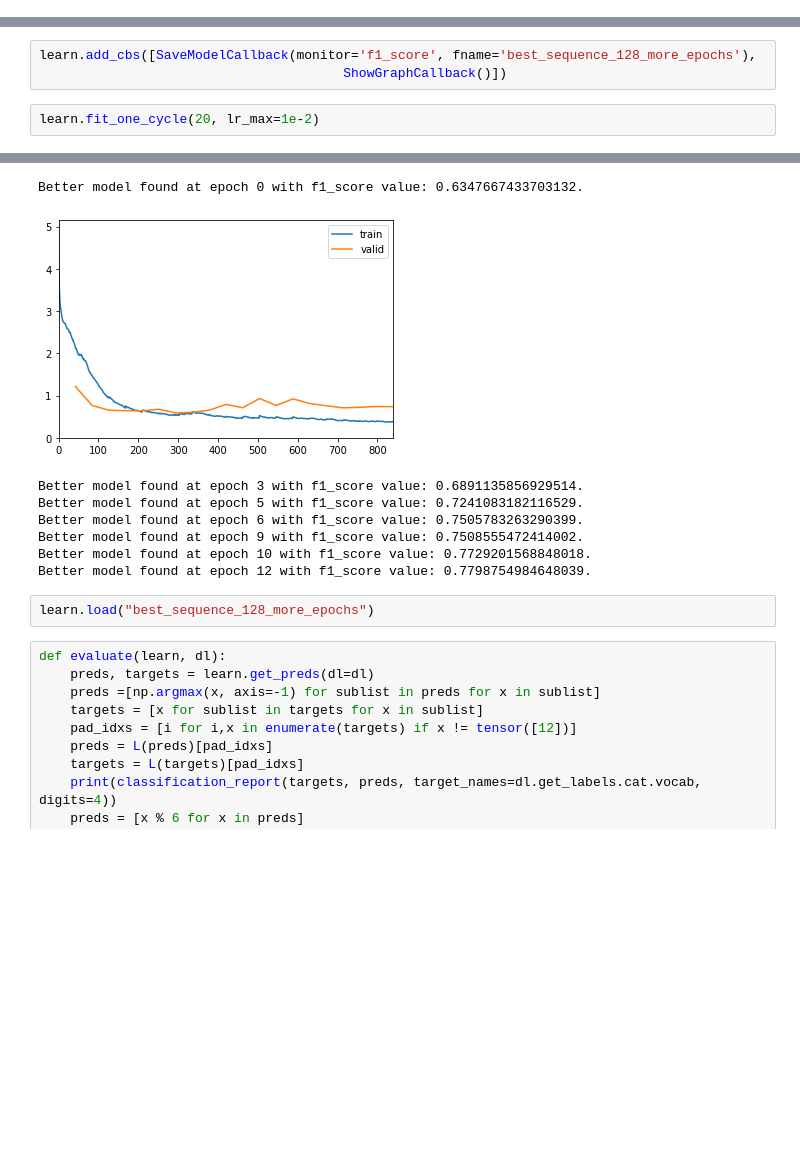
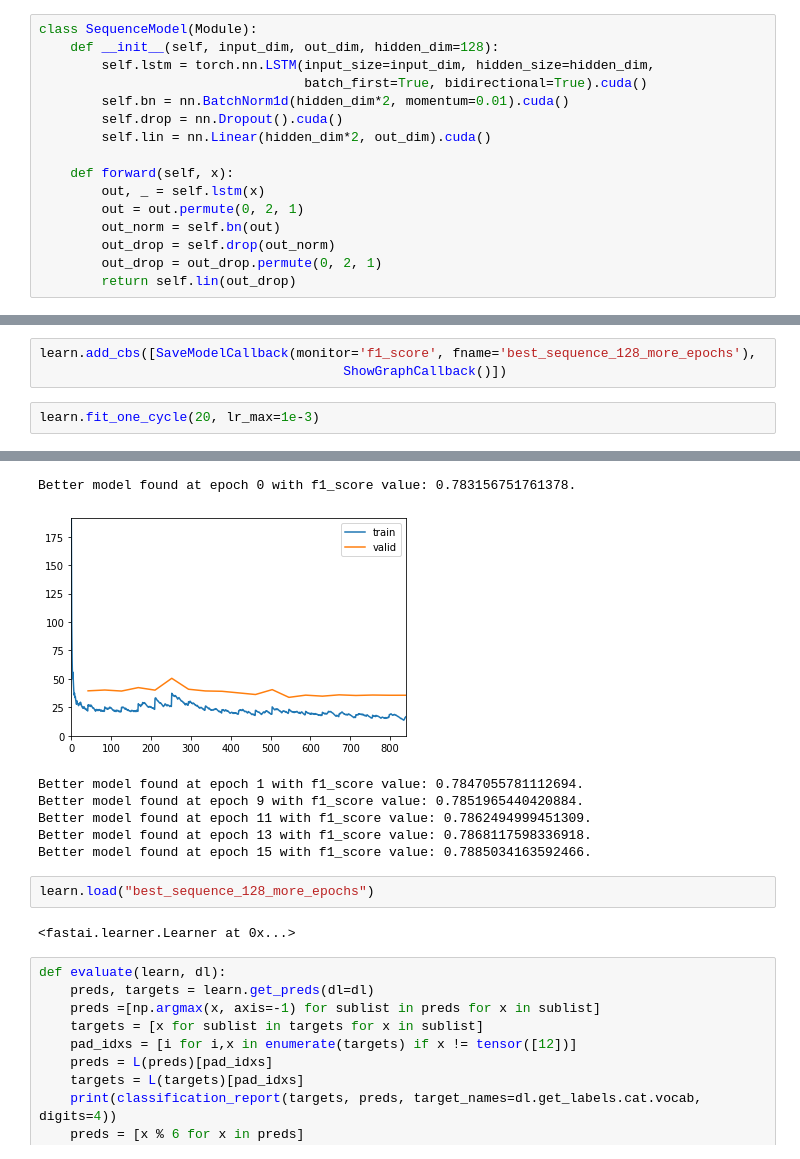
Before and after one commit to peluz/victor-visual-text, a Jupyter notebook: sequence_clf.ipynb, the cells around one changed output, grey strips where cells are left out. Drawn from its saved outputs; the diff is of its cells as text; blank space fills up the shorter version.

```diff
--- a/sequence_clf.ipynb
+++ b/sequence_clf.ipynb
@@ -68,4 +71,20 @@ dls.one_batch()
 torch.save(dls, "./data/dls_sequence.pth")
 # %%
 dls = torch.load("./data/dls_sequence.pth")
+# %%
+class SequenceModel(Module):
+    def __init__(self, input_dim, out_dim, hidden_dim=128):
+        self.lstm = torch.nn.LSTM(input_size=input_dim, hidden_size=hidden_dim,
+                                  batch_first=True, bidirectional=True).cuda()
+        self.bn = nn.BatchNorm1d(hidden_dim*2, momentum=0.01).cuda()
+        self.drop = nn.Dropout().cuda()
+        self.lin = nn.Linear(hidden_dim*2, out_dim).cuda()
+
+    def forward(self, x):
+        out, _ = self.lstm(x)
+        out = out.permute(0, 2, 1)
+        out_norm = self.bn(out)
+        out_drop = self.drop(out_norm)
+        out_drop = out_drop.permute(0, 2, 1)
+        return self.lin(out_drop)
 # %%
@@ -238,6 +259,6 @@ SuggestedLRs(lr_min=0.03019951581954956, lr_steep=0.010964781977236271)
 learn.add_cbs([SaveModelCallback(monitor='f1_score', fname='best_sequence_128_more_epochs'),
                                        ShowGraphCallback()])
 # %%
-learn.fit_one_cycle(20, lr_max=1e-2)
+learn.fit_one_cycle(20, lr_max=1e-3)
 # %% [output]
 | epoch | train_loss | valid_loss | f1_score | time |
@@ -260,13 +281,14 @@ learn.fit_one_cycle(20, lr_max=1e-2)
-Better model found at epoch 0 with f1_score value: 0.6347667433703132.
+Better model found at epoch 0 with f1_score value: 0.783156751761378.
-[figure, old version]
+[figure, new version]
-Better model found at epoch 3 with f1_score value: 0.6891135856929514.
-Better model found at epoch 5 with f1_score value: 0.7241083182116529.
-Better model found at epoch 6 with f1_score value: 0.7505783263290399.
-Better model found at epoch 9 with f1_score value: 0.7508555472414002.
-Better model found at epoch 10 with f1_score value: 0.7729201568848018.
-Better model found at epoch 12 with f1_score value: 0.7798754984648039.
+Better model found at epoch 1 with f1_score value: 0.7847055781112694.
+Better model found at epoch 9 with f1_score value: 0.7851965440420884.
+Better model found at epoch 11 with f1_score value: 0.7862494999451309.
+Better model found at epoch 13 with f1_score value: 0.7868117598336918.
+Better model found at epoch 15 with f1_score value: 0.7885034163592466.
 # %%
 learn.load("best_sequence_128_more_epochs")
+# %% [output]
+<fastai.learner.Learner at 0x...>
 # %%
 def evaluate(learn, dl):
     preds, targets = learn.get_preds(dl=dl)
```
Also changed, not shown: parts of 23 cells of this notebook, 3 other files.
